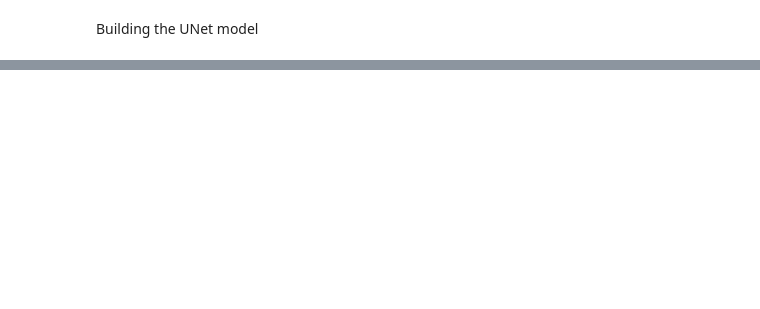
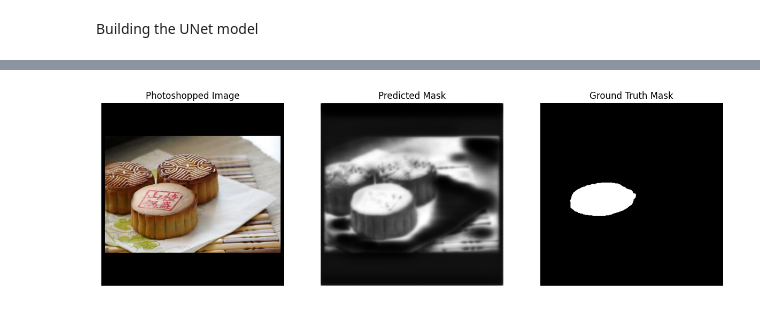
Before and after one commit to marcusaxelsson1/Advanced_NN, a Jupyter notebook: UNet.ipynb, the cells around one changed output, grey strips where cells are left out. Saved outputs shown, nothing was run; the diff lists cells and outputs as text; code cells hidden in the pictures; blank space fills up the shorter version.

```diff
--- a/UNet.ipynb
+++ b/UNet.ipynb
@@ -212,7 +247,7 @@ model = UNet()
 #print(model)
 # %%
 criterion = nn.BCEWithLogitsLoss()
-optimizer = torch.optim.Adam(model.parameters(), lr=1e-2)
+optimizer = torch.optim.Adam(model.parameters(), lr=1e-3)
 # %%
 def train(model, dataloader, criterion, optimizer, num_epochs=25):
     for epoch in range(num_epochs):
@@ -229,4 +264,4 @@ def train(model, dataloader, criterion, optimizer, num_epochs=25):
         print(f"Epoch {epoch+1}/{num_epochs}, Loss: {running_loss/len(dataloader)}")
 
 # Call the training function
-train(model, dataloader, criterion, optimizer, num_epochs=25)
+train(model, dataloader, criterion, optimizer, num_epochs=300)
@@ -232,0 +279,52 @@ train(model, dataloader, criterion, optimizer, num_epochs=25)
+# %%
+import matplotlib.pyplot as plt
+import numpy as np
+import torch
+
+def visualize_prediction(dataset, model, index=0):
+    # Fetch the image and mask from the dataset
+    photoshopped_image, ground_truth_mask = dataset[index]
+
+    # Model prediction
+    model.eval()  # Set the model to evaluation mode
+    with torch.no_grad():
+        photoshopped_image = photoshopped_image.unsqueeze(0)  # Add batch dimension
+        prediction = model(photoshopped_image)
+        predicted_mask = torch.sigmoid(prediction).squeeze(0).squeeze(0)  # Remove batch dimension and extra channel
+
+    # Convert the tensors to numpy arrays for visualization
+    image_np = photoshopped_image.squeeze(0).numpy().transpose((1, 2, 0))
+    mean = np.array([0.485, 0.456, 0.406])
+    std = np.array([0.229, 0.224, 0.225])
+    image_np = std * image_np + mean  # Unnormalize
+    image_np = np.clip(image_np, 0, 1)  # Clip to ensure it's between 0 and 1
+
+    predicted_mask_np = predicted_mask.cpu().numpy()
+    ground_truth_mask_np = ground_truth_mask.squeeze(0).cpu().numpy()
+
+    # Set up the matplotlib figure and axes
+    fig, axes = plt.subplots(1, 3, figsize=(15, 5))
+    titles = ['Photoshopped Image', 'Predicted Mask', 'Ground Truth Mask']
+
+    # Display Photoshopped Image
+    axes[0].imshow(image_np)
+    axes[0].set_title(titles[0])
+    axes[0].axis('off')
+
+    # Display Predicted Mask
+    axes[1].imshow(predicted_mask_np, cmap='gray')
+    axes[1].set_title(titles[1])
+    axes[1].axis('off')
+
+    # Display Ground Truth Mask
+    axes[2].imshow(ground_truth_mask_np, cmap='gray')
+    axes[2].set_title(titles[2])
+    axes[2].axis('off')
+
+    plt.show()
+
+# Assuming model and dataset are already defined and initialized
+# Visualize the first image in the dataset
+visualize_prediction(dataset, model, index=1)
+# %% [output]
+[figure, added]
```
Also changed, not shown: parts of 5 cells of this notebook.
